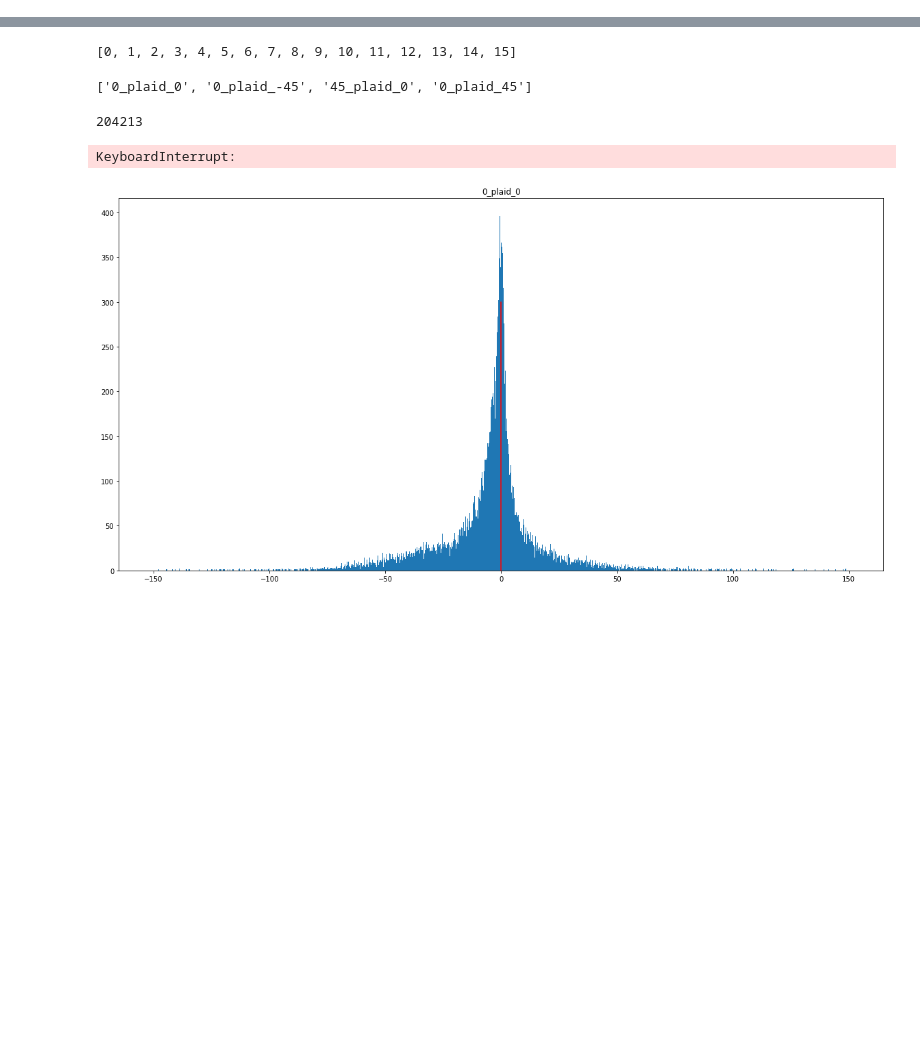
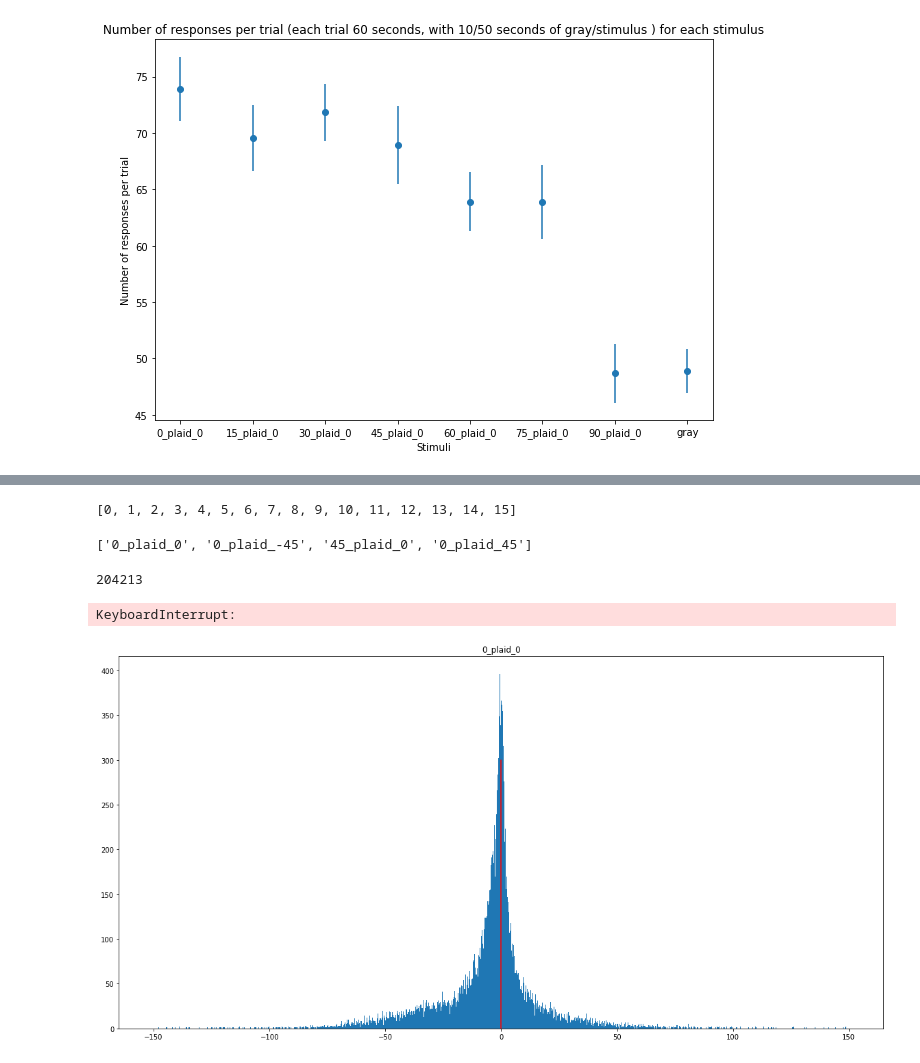
Before and after one commit to Flutura00/Master_thesis_1, a Jupyter notebook: nice plot oif comparisons.ipynb, the cells around one changed output, grey strips where cells are left out. Cells and saved outputs as stored; diff of their text form; code cells hidden in the pictures; blank space fills up the shorter version.

```diff
--- a/nice plot oif comparisons.ipynb
+++ b/nice plot oif comparisons.ipynb
@@ -19,0 +119,32 @@ df_index = df.reset_index()
+# %%
+# Now similar function for response intensity orientation change, bout length and so on. it can be generalized and you put a list of parameters you want, maybe including response? so that you just get all the graphs at once!
+# basically generalize!
+
+# number of responses are counted per (per fish, per stimulus divided by max number of trials) trial
+# you subset each fish and each stimulus, then get the mean for fish and divide it by number of trials!
+# TODO - a better way to count trials!!! do it now b****
+#
+plt.rcParams["figure.figsize"] = (10, 7)
+def response_frequcency(variable):
+    sums_df = df.groupby(['fish_ID', 'stimulus_name']).sum()  # here for each fish i look at each stimulus and sum the responses
+    unique_df = df.groupby(['fish_ID', 'stimulus_name']).nunique()  # here lie number of trials
+    sums_df['per_trial'] = sums_df[variable]/unique_df['trial'] # divide sum of responses by number of trials, so you have a per trial average for each fish!.
+    # we merge fish:
+    per_stimulus_mean = sums_df.groupby(['stimulus_name']).mean() # mean of all fish, for each stimulus
+    per_stimulus_sem  = sums_df.groupby(['stimulus_name']).std()/ (len(df['fish_ID'].unique())) ** 0.5 # sem of all fish for each stimulus
+    stimuli = per_stimulus_mean.index.unique('stimulus_name')
+
+    x = np.array(stimuli.tolist())
+    y = np.array(per_stimulus_mean['per_trial'])  # Effectively y = x**2
+    e = np.array(per_stimulus_sem['per_trial'])
+
+    plt.errorbar(x, y, e, linestyle='None', marker='o')
+    plt.title('Number of responses per trial (each trial 60 seconds, with 10/50 seconds of gray/stimulus ) for each stimulus')
+    plt.xlabel('Stimuli', size = 10)
+    plt.ylabel('Number of responses per trial',size = 10)
+    plt.show()
+
+# find a way to add pictures:: would be great
+response_frequcency(variable = 'response')
+# %% [output]
+[figure, added]
```
Also changed, not shown: parts of 15 cells of this notebook, 13 other files.
